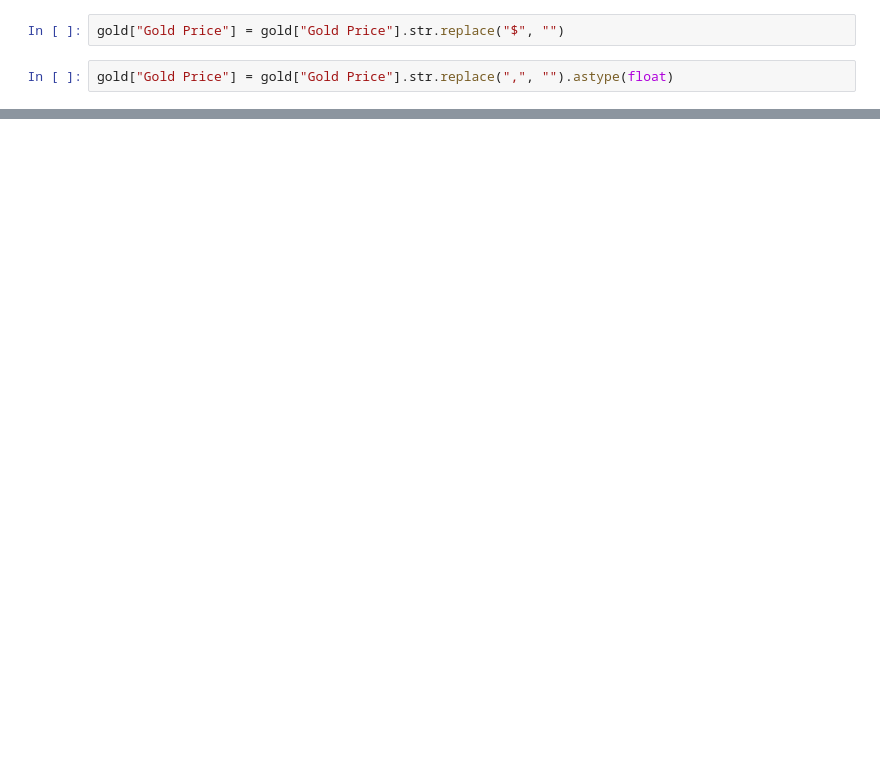
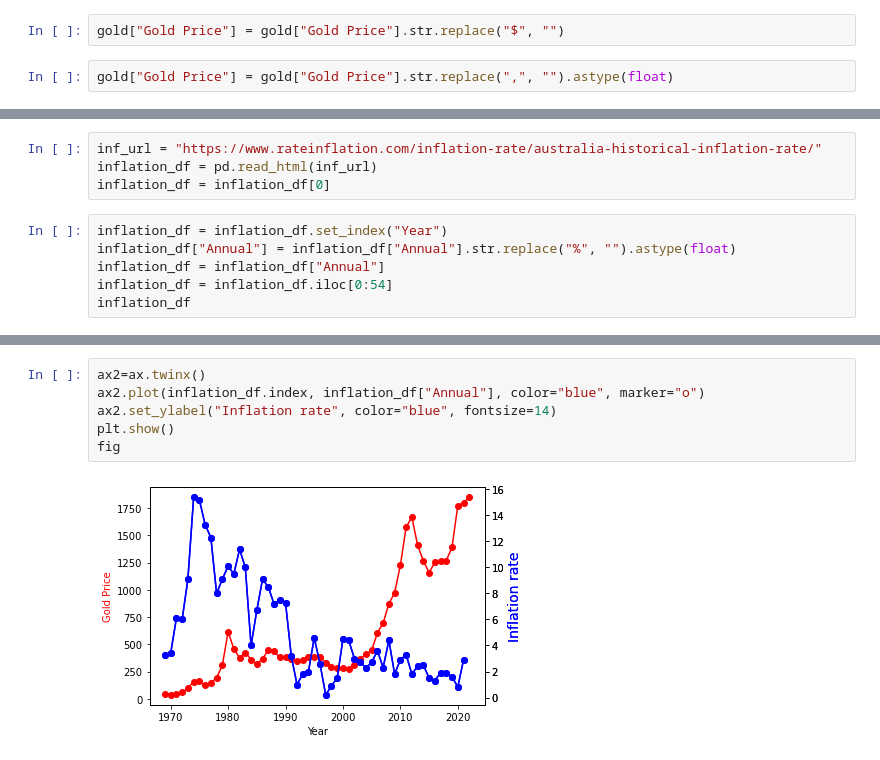
Before and after one commit to malrepos/FirstGroup, a Jupyter notebook: gold_beautifulsoup.ipynb, the cells around one changed output, grey strips where cells are left out. Saved outputs shown, nothing was run; the diff lists cells and outputs as text; blank space fills up the shorter version.

```diff
--- a/gold_beautifulsoup.ipynb
+++ b/gold_beautifulsoup.ipynb
@@ -48,0 +48,10 @@ gold["Gold Price"] = gold["Gold Price"].str.replace(",", "").astype(float)
+# %%
+inf_url = "https://www.rateinflation.com/inflation-rate/australia-historical-inflation-rate/"
+inflation_df = pd.read_html(inf_url)
+inflation_df = inflation_df[0]
+# %%
+inflation_df = inflation_df.set_index("Year")
+inflation_df["Annual"] = inflation_df["Annual"].str.replace("%", "").astype(float)
+inflation_df = inflation_df["Annual"]
+inflation_df = inflation_df.iloc[0:54]
+inflation_df
@@ -48,0 +105,8 @@ gold["Gold Price"] = gold["Gold Price"].str.replace(",", "").astype(float)
+# %%
+ax2=ax.twinx()
+ax2.plot(inflation_df.index, inflation_df["Annual"], color="blue", marker="o")
+ax2.set_ylabel("Inflation rate", color="blue", fontsize=14)
+plt.show()
+fig
+# %% [output]
+[figure, added]
```
Also changed, not shown: parts of 20 cells of this notebook.
